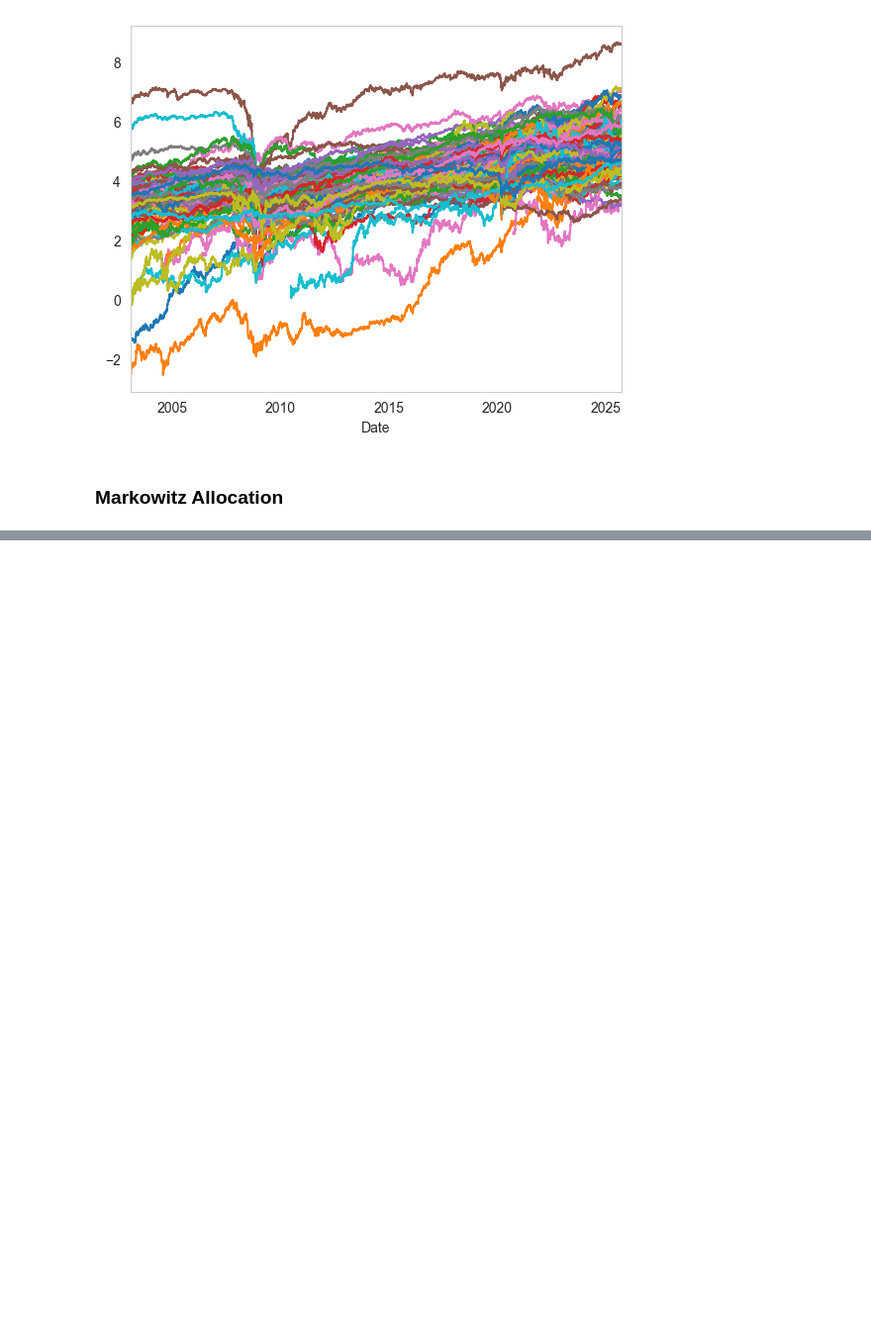
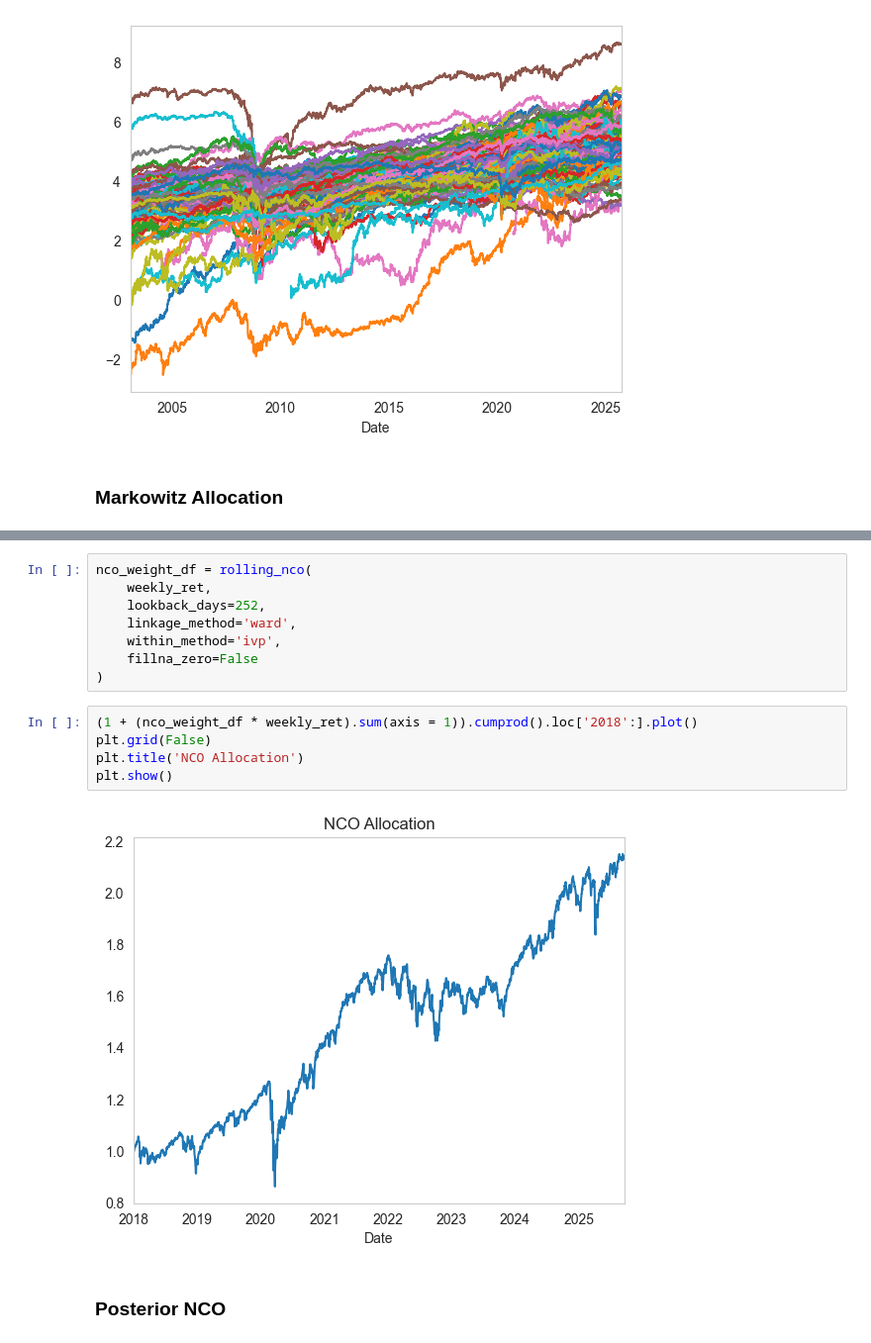
Before and after one commit to Tommylee1013/nco-research, a Jupyter notebook: empirical/SP100.ipynb, the cells around one changed output, grey strips where cells are left out. Shown at 99% size. Drawn from its saved outputs; the diff is of its cells as text; blank space fills up the shorter version.

```diff
--- a/empirical/SP100.ipynb
+++ b/empirical/SP100.ipynb
@@ -136,0 +592,17 @@ weights_df = rolling_min_var(weekly_ret, lookback=52, hold=4)
+# %%
+nco_weight_df = rolling_nco(
+    weekly_ret,
+    lookback_days=252,
+    linkage_method='ward',
+    within_method='ivp',
+    fillna_zero=False
+)
+# %%
+(1 + (nco_weight_df * weekly_ret).sum(axis = 1)).cumprod().loc['2018':].plot()
+plt.grid(False)
+plt.title('NCO Allocation')
+plt.show()
+# %% [output]
+[figure, added]
+# %% [markdown]
+### Posterior NCO
```
Also changed, not shown: parts of 25 cells of this notebook, 1 other file.
